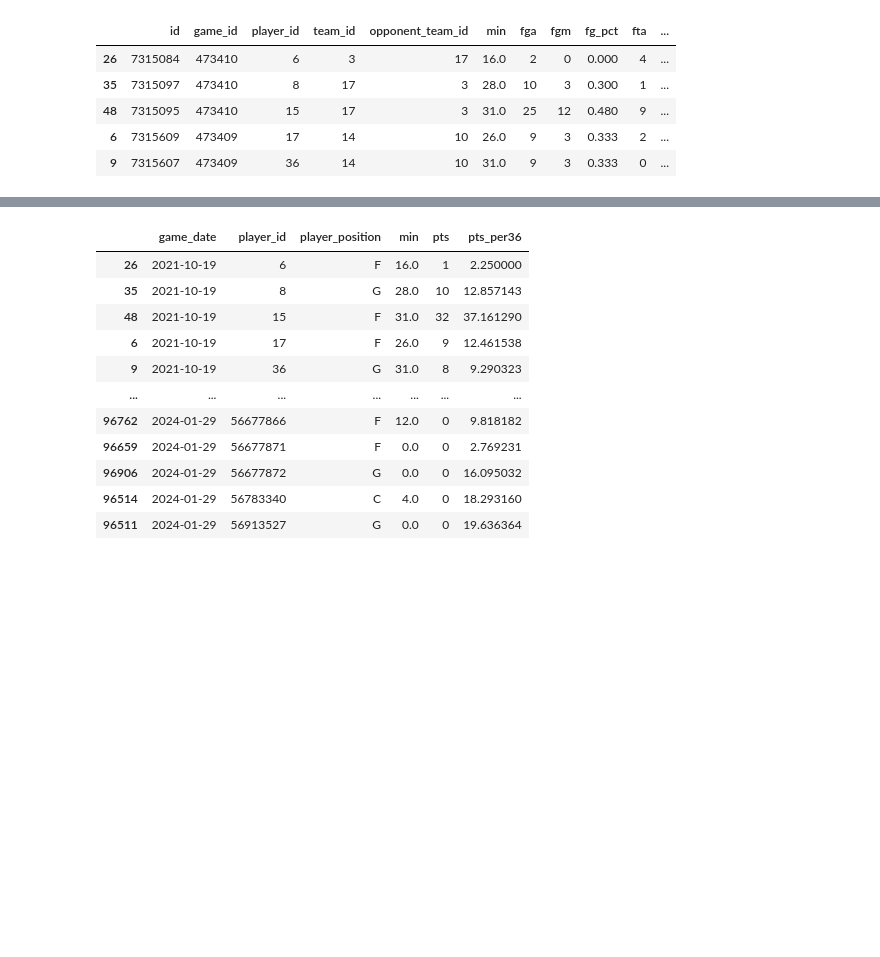
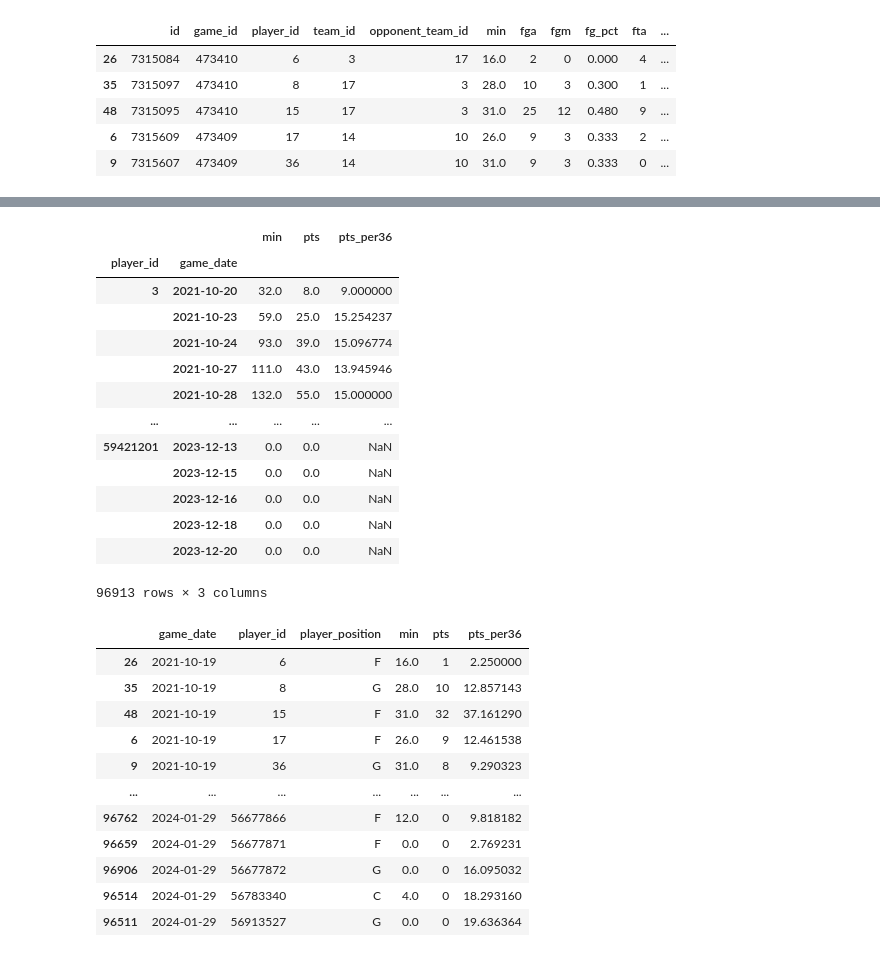
Before and after one commit to curtishiga/NBAstats, a Jupyter notebook: NBA Analysis.ipynb, the cells around one changed output, grey strips where cells are left out. Saved outputs shown, nothing was run; the diff lists cells and outputs as text; code cells hidden in the pictures; blank space fills up the shorter version.

```diff
--- a/NBA Analysis.ipynb
+++ b/NBA Analysis.ipynb
@@ -138,15 +287,12 @@ team_stats_by_game_pos = stats_dates_pos\
 # %%
-def team_pts_rolling_mean(group):
-    group_indexed = group.set_index('game_date')
+def player_pts_rolling_sum(group):
+    group_indexed = group.sort_values('game_date')\
+                        .set_index('game_date')
 
-    rolling_group = group_indexed.groupby(['opponent_team_id','player_position'])\
-                    [['pts']]\
+    rolling_group = group_indexed\
+                    [['min','pts']]\
                     .rolling(rolling_period,
                              min_periods = 1)\
-                    .mean()\
-                    .shift(1)\
-                    .rename(columns = {'pts':'pgm'})
+                    .sum()
 
-    final_rolling = rolling_group.droplevel([0,1])
-
-    return final_rolling
+    return rolling_group
@@ -168,17 +299,3 @@ team_stats_rolling_eff.head()
-# %%
-def player_pts_rolling_sum(group):
-    group_indexed = group.sort_values('game_date')\
-                        .set_index('game_date')
-
-    rolling_group = group_indexed.groupby('player_id')\
-                    [['min','pts']]\
-                    .rolling(rolling_period,
-                             min_periods = 1)\
-                    .sum()
-
-    final_rolling = rolling_group.droplevel(0)
-
-    return final_rolling
 # %%
 player_stats_rolling_eff = stats_dates.groupby(stats_dates['player_id'])\
                             .apply(player_pts_rolling_sum)
@@ -207,3 +326,20 @@ actual_eff_merged = pd.merge(stats_dates_pos[['game_date','player_id','player_po
+# %%
+player_stats_rolling_eff
+# %% [output]
+|  |  | min | pts | pts_per36 |
+| player_id | game_date |  |  |  |
+| 3 | 2021-10-20 | 32.0 | 8.0 | 9.000000 |
+|  | 2021-10-23 | 59.0 | 25.0 | 15.254237 |
+|  | 2021-10-24 | 93.0 | 39.0 | 15.096774 |
+|  | 2021-10-27 | 111.0 | 43.0 | 13.945946 |
+|  | 2021-10-28 | 132.0 | 55.0 | 15.000000 |
+| ... | ... | ... | ... | ... |
+| 59421201 | 2023-12-13 | 0.0 | 0.0 | NaN |
+|  | 2023-12-15 | 0.0 | 0.0 | NaN |
+|  | 2023-12-16 | 0.0 | 0.0 | NaN |
+|  | 2023-12-18 | 0.0 | 0.0 | NaN |
+|  | 2023-12-20 | 0.0 | 0.0 | NaN |
+96913 rows × 3 columns
 # %%
 actual_eff_merged
 # %% [output]
```
Also changed, not shown: parts of 63 cells of this notebook, 1 other file.
